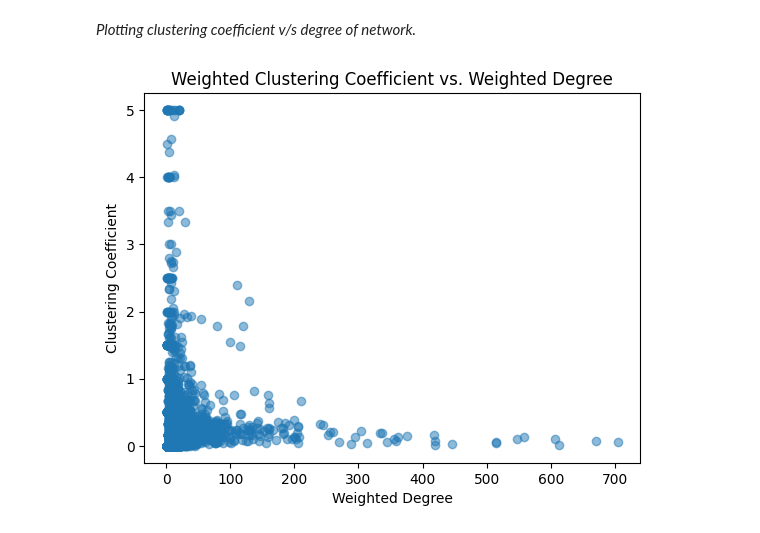
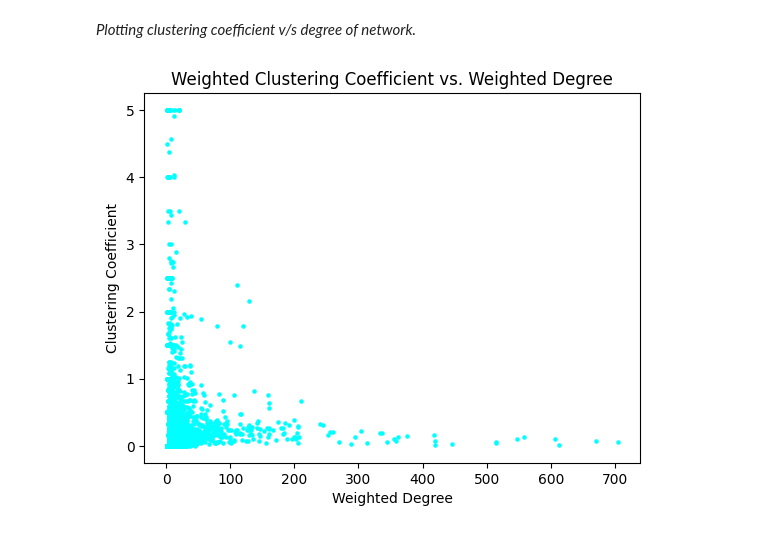
Before and after one commit to DhvanilSheth/NetworkScience, a Jupyter notebook: Assignment1/Q3.ipynb, the cells around one changed output. Cells and saved outputs as stored; diff of their text form; code cells hidden in the pictures.

Commit message:
final submission code + graphs

```diff
--- a/Assignment1/Q3.ipynb
+++ b/Assignment1/Q3.ipynb
@@ -59,13 +61,13 @@ plt.show()
 # %% [markdown]
 *Plotting clustering coefficient v/s degree of network.*
 # %%
-# Plot clustering coefficient vs. degree
 degrees = [weighted_degree[n] for n in nodes]
 clusts = [weighted_clustering[n] for n in nodes]
-plt.scatter(degrees, clusts, alpha=0.5)
+plt.scatter(degrees, clusts, s=5, c="cyan")
 plt.title("Weighted Clustering Coefficient vs. Weighted Degree")
 plt.xlabel("Weighted Degree")
 plt.ylabel("Clustering Coefficient")
+plt.savefig("weighted_clustering_vs_weighted_degree.png")
 plt.show()
 # %% [output]
-[figure, old version]
+[figure, new version]
```
Also changed, not shown: parts of 4 cells of this notebook, 15 other files.
